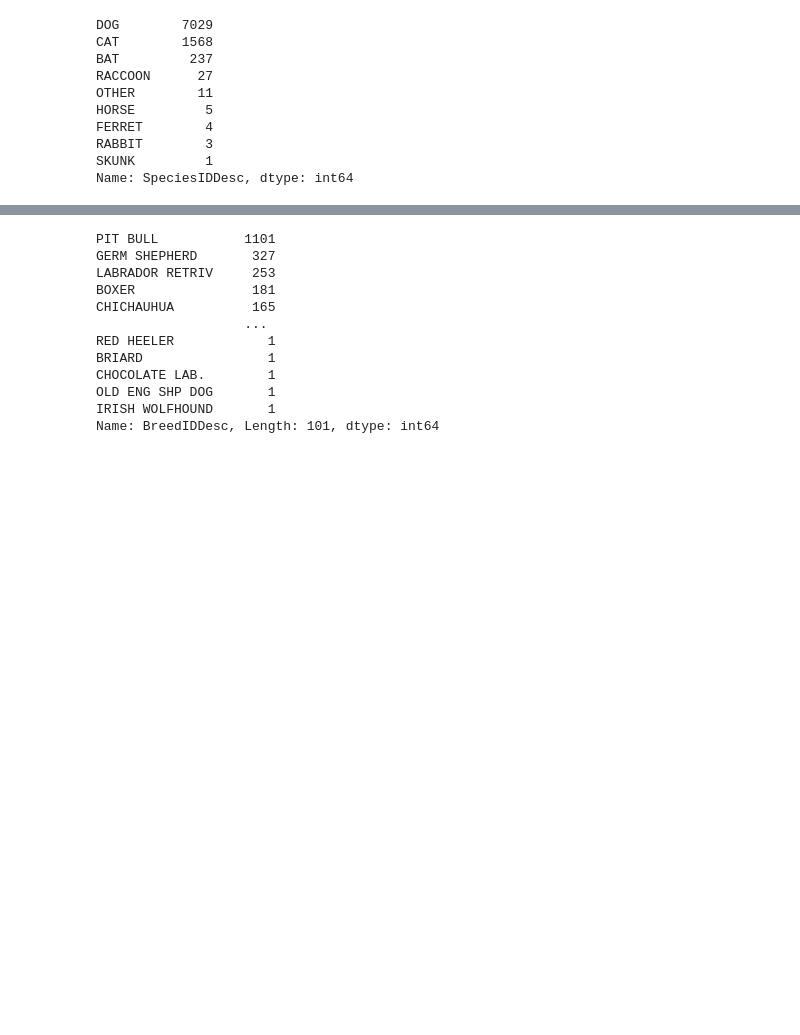
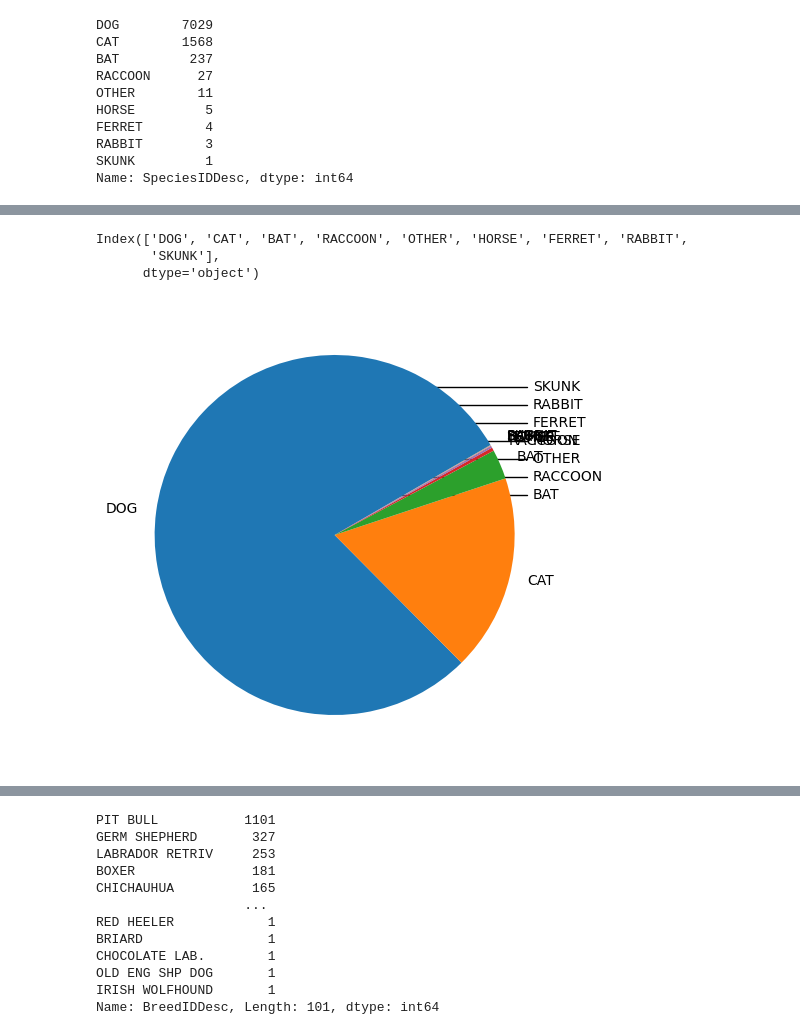
Before and after one commit to zjbrown0689/dsc, a Jupyter notebook: Animal Bites.ipynb, the cells around one changed output, grey strips where cells are left out. Drawn from its saved outputs; the diff is of its cells as text; code cells hidden in the pictures; blank space fills up the shorter version.

```diff
--- a/Animal Bites.ipynb
+++ b/Animal Bites.ipynb
@@ -57,0 +106,25 @@ Name: SpeciesIDDesc, dtype: int64
+# %%
+vals = data['SpeciesIDDesc'].value_counts(normalize=True).values
+labs = data['SpeciesIDDesc'].value_counts(normalize=True).index
+labs
+# %% [output]
+Index(['DOG', 'CAT', 'BAT', 'RACCOON', 'OTHER', 'HORSE', 'FERRET', 'RABBIT',
+       'SKUNK'],
+      dtype='object')
+# %%
+arrowprops=dict(arrowstyle="-",connectionstyle="angle,angleA=0,angleB=90")
+kw = dict(arrowprops=arrowprops, zorder=0)
+fig, ax = plt.subplots()
+patches, texts = ax.pie(vals, labels=labs, startangle=30)
+plt.gca().annotate('SKUNK', xy=(0, 0), xytext=(1.1, 0.8), **kw )
+plt.gca().annotate('RABBIT', xy=(0, 0), xytext=(1.1, 0.7), **kw )
+plt.gca().annotate('FERRET', xy=(0, 0), xytext=(1.1, 0.6), **kw )
+plt.gca().annotate('HORSE', xy=(0, 0), xytext=(1.1, 0.5), **kw )
+plt.gca().annotate('OTHER', xy=(0, 0), xytext=(1.1, 0.4), **kw )
+plt.gca().annotate('RACCOON', xy=(0, 0), xytext=(1.1, 0.3), **kw )
+plt.gca().annotate('BAT', xy=(0, 0), xytext=(1.1, 0.2), **kw )
+
+plt.tight_layout()
+plt.show()
+# %% [output]
+[figure, added]
```
Also changed, not shown: parts of 31 cells of this notebook.
